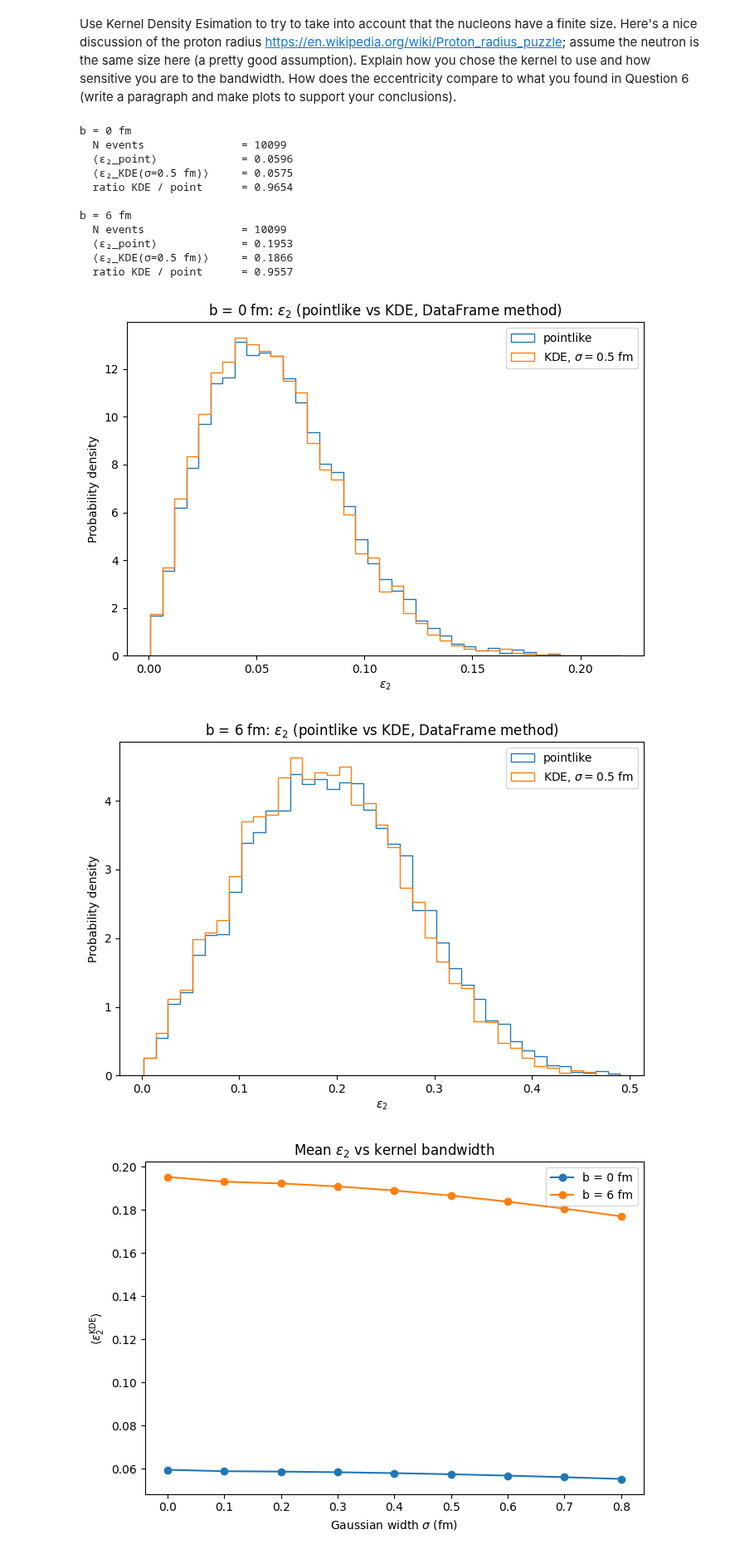
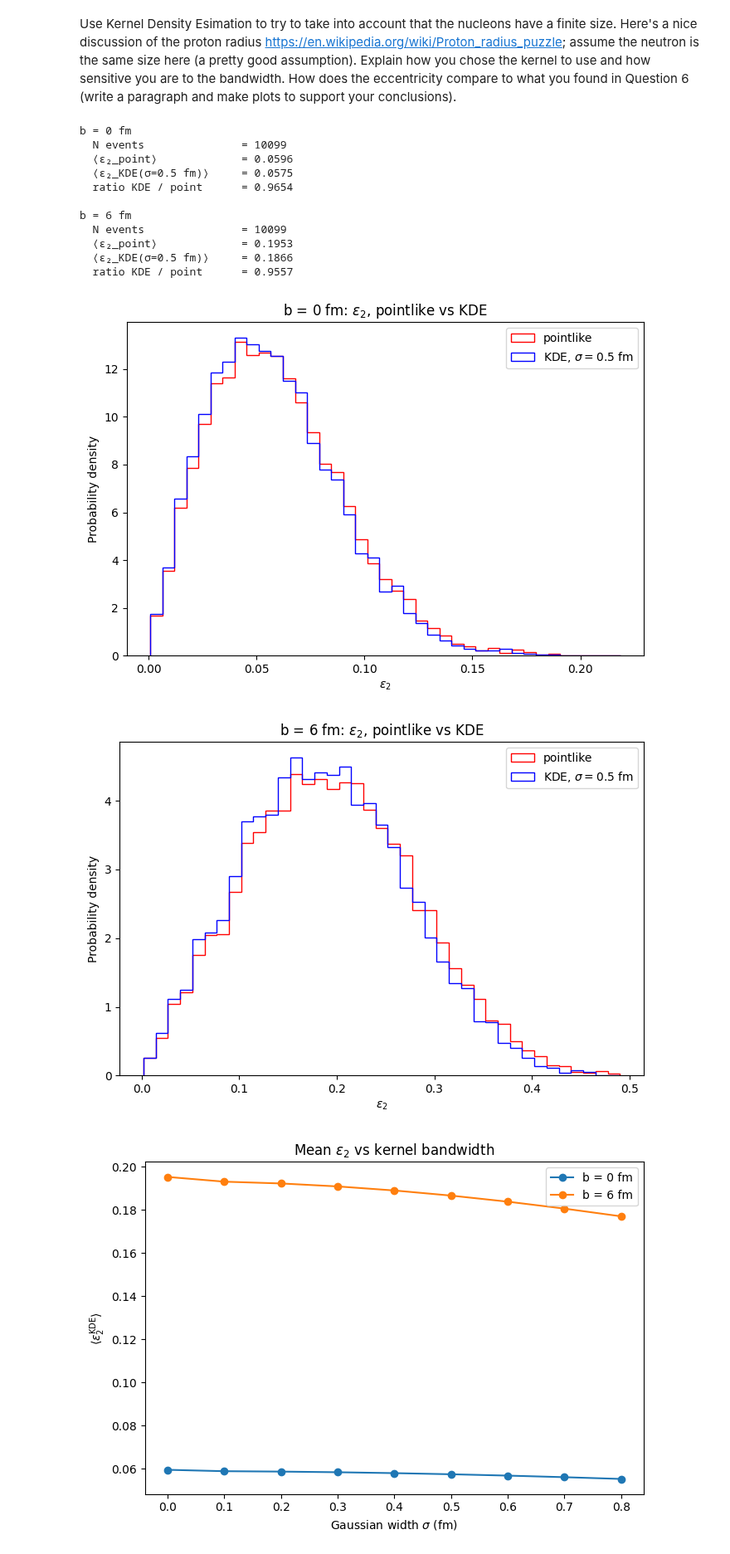
Before and after one commit to hcc7402/Phys503-Work-Campos, a Jupyter notebook: Project_01_NuclearGeometryQGP.ipynb, the cells around one changed output. Shown at 83% size. Cells and saved outputs as stored; diff of their text form; code cells hidden in the pictures.

```diff
--- a/Project_01_NuclearGeometryQGP.ipynb
+++ b/Project_01_NuclearGeometryQGP.ipynb
@@ -249,21 +286,17 @@ b=6 columns: ['event', ' x', ' y']
 # %%
 def compute_epsilon2(df, event_col, x_col, y_col):
     """
-    Compute event-by-event epsilon_2 for a Glauber-style dataset.
+    Compute event-by-event epsilon_2 for our b = 0 fm and b = 6 fm datasets.
 
-    Parameters
-    ----------
+    Parameters:
     df : pd.DataFrame
-        Long-format dataframe with one row per nucleon-collision (or participant)
-        and columns for event id, x, y.
+        Pandas dataframe with one row per nucleon-collision and columns for event, x, y.
     event_col : str
         Column name for the event index.
     x_col, y_col : str
         Column names for coordinates.
 
-    Returns
-    -------
-    result : pd.DataFrame
+    Returns a dataframe with:
         One row per event with r2_mean, r2c_mean, r2s_mean, epsilon2.
     """
 
@@ -283,7 +316,7 @@ def compute_epsilon2(df, event_col, x_col, y_col):
     df['r2cos2phi'] = df['r2'] * np.cos(2 * df['phi'])
     df['r2sin2phi'] = df['r2'] * np.sin(2 * df['phi'])
 
-    # event averages
+    # compute event averages
     grouped = df.groupby(event_col).agg(
         r2_mean=('r2', 'mean'),
         r2c_mean=('r2cos2phi', 'mean'),
@@ -403,11 +433,11 @@ Use Kernel Density Esimation to try to take into account that the nucleons have
 # %%
 def epsilon2_point_and_kde_df(df, event_col, x_col, y_col, sigma):
     """
-    Computation of event-by-event epsilon2 for
-    pointlike nucleons and for Gaussian-smeared nucleons (KDE).
+    Computation of event-by-event epsilon2 for pointlike nucleons and for Gaussian-smeared nucleons using KDE.
 
-    Adds no columns to the original df: works on a copy.
-    Returns a DataFrame with:
+    Uses same parameters as previous esppilon 2 function in question 6
+
+    Returns a dataFrame with:
         event, epsilon2_point, epsilon2_kde
     """
 
@@ -480,37 +510,37 @@ for label, eps_df in [("b = 0 fm", eps_b0), ("b = 6 fm", eps_b6)]:
     # mask and clean data
     mask = mask_p & mask_k
     e_p_clean = e_p[mask]
     e_k_clean = e_k[mask]
 
     # bins from cleaned data
     all_eps = np.concatenate([e_p_clean, e_k_clean])
     eps_min = all_eps.min()
     eps_max = all_eps.max()
     bins = np.linspace(eps_min, eps_max, 40)
 
-    plt.hist(e_p_clean, bins=bins, histtype='step', density=True, label='pointlike')
-    plt.hist(e_k_clean, bins=bins, histtype='step', density=True,
+    plt.hist(e_p_clean, bins=bins, histtype='step', color = 'red', density=True, label='pointlike')
+    plt.hist(e_k_clean, bins=bins, histtype='step', color = 'blue', density=True,
              label=fr'KDE, $\sigma={sigma}$ fm')
 
     plt.xlabel(r'$\varepsilon_2$')
     plt.ylabel('Probability density')
-    plt.title(fr'{label}: $\varepsilon_2$ (pointlike vs KDE, DataFrame method)')
+    plt.title(fr'{label}: $\varepsilon_2$, pointlike vs KDE')
     plt.legend()
     plt.tight_layout()
     plt.show()
 # %% [output]
 b = 0 fm
   N events               = 10099
   ⟨ε₂_point⟩             = 0.0596
   ⟨ε₂_KDE(σ=0.5 fm)⟩     = 0.0575
   ratio KDE / point      = 0.9654
 
 b = 6 fm
   N events               = 10099
   ⟨ε₂_point⟩             = 0.1953
   ⟨ε₂_KDE(σ=0.5 fm)⟩     = 0.1866
   ratio KDE / point      = 0.9557
-[figure, old version]
+[figure, new version]
-[figure, old version]
+[figure, new version]
 # %%
 # bandwidth scan to show sensitivity
```
Also changed, not shown: parts of 12 cells of this notebook.
